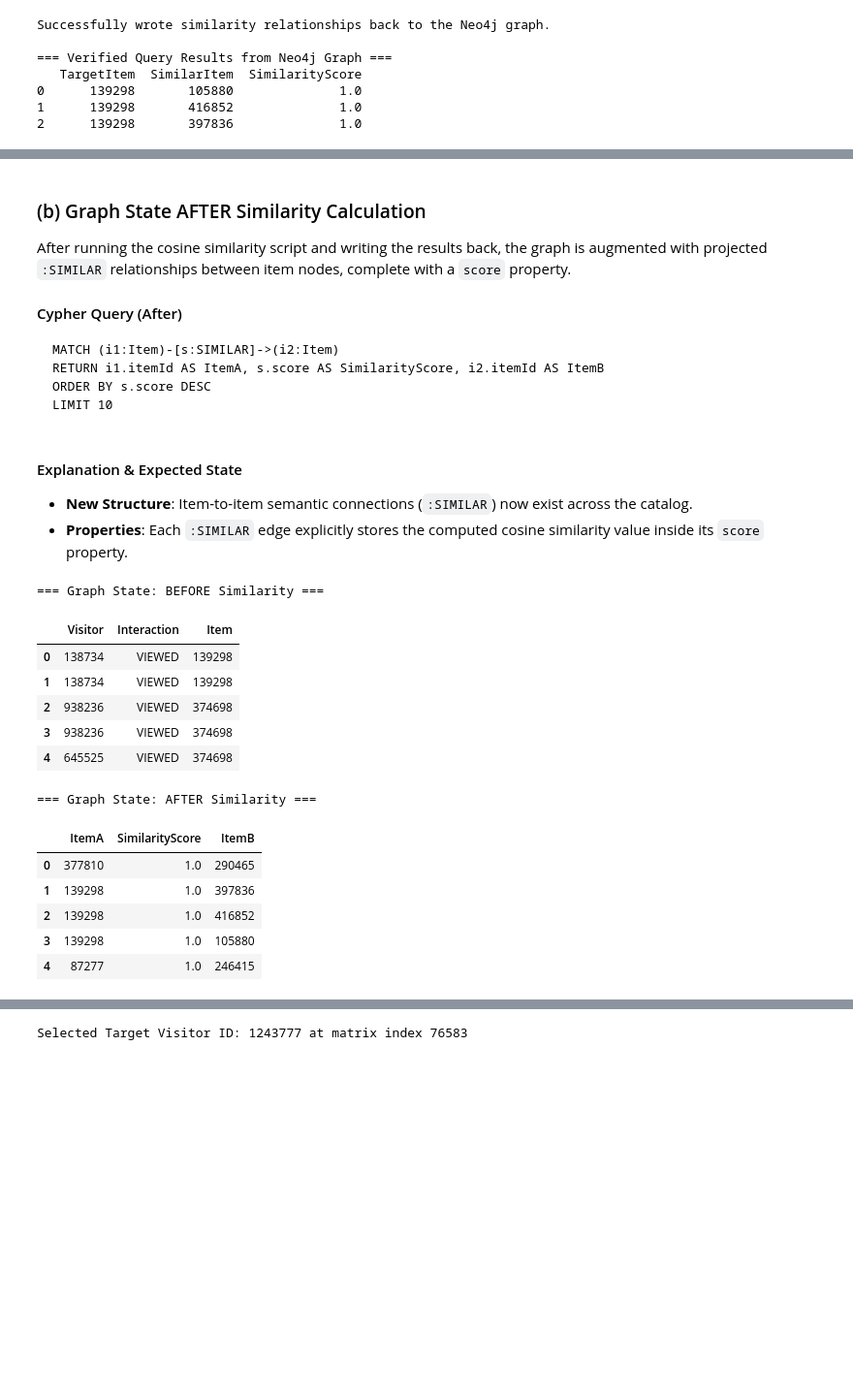
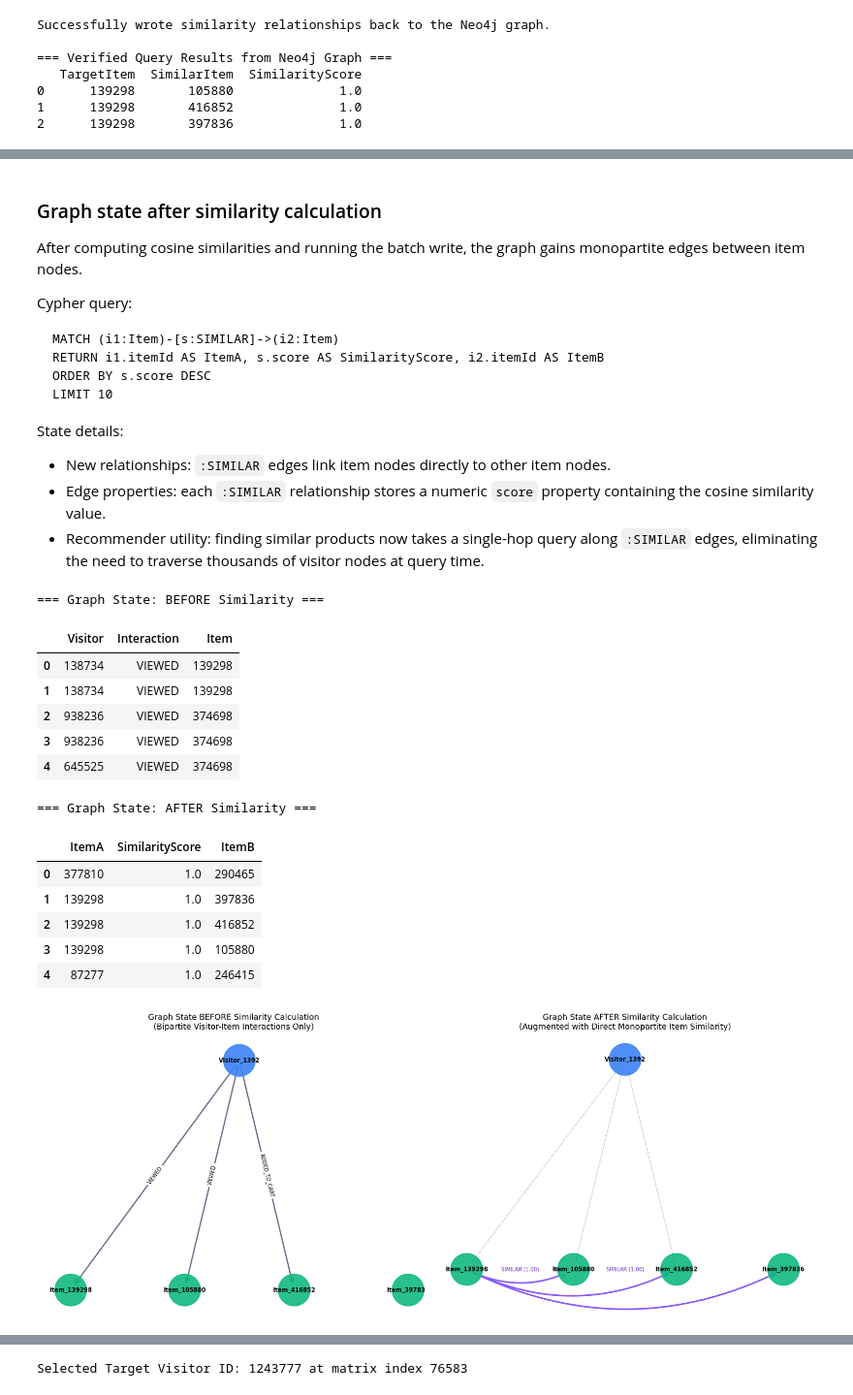
Before and after one commit to kiuyha/GSD_UTS, a Jupyter notebook: notebook.ipynb, the cells around one changed output, grey strips where cells are left out. Shown at 97% size. Cells and saved outputs as stored; diff of their text form; code cells hidden in the pictures; blank space fills up the shorter version.

Commit message:
Refine the notebook to include detail explanation

````diff
--- a/notebook.ipynb
+++ b/notebook.ipynb
@@ -323,22 +465,20 @@ LIMIT 10
 # %% [markdown]
-### (b) Graph State AFTER Similarity Calculation
+### Graph state after similarity calculation
 
-After running the cosine similarity script and writing the results back, the graph is augmented with projected `:SIMILAR` relationships between item nodes, complete with a `score` property.
+After computing cosine similarities and running the batch write, the graph gains monopartite edges between item nodes.
 
-#### Cypher Query (After)
-
+Cypher query:
 ```cypher
 MATCH (i1:Item)-[s:SIMILAR]->(i2:Item)
 RETURN i1.itemId AS ItemA, s.score AS SimilarityScore, i2.itemId AS ItemB
 ORDER BY s.score DESC
 LIMIT 10
-
 ```
 
-#### Explanation & Expected State
-
-* **New Structure**: Item-to-item semantic connections (`:SIMILAR`) now exist across the catalog.
-* **Properties**: Each `:SIMILAR` edge explicitly stores the computed cosine similarity value inside its `score` property.
+State details:
+- New relationships: `:SIMILAR` edges link item nodes directly to other item nodes.
+- Edge properties: each `:SIMILAR` relationship stores a numeric `score` property containing the cosine similarity value.
+- Recommender utility: finding similar products now takes a single-hop query along `:SIMILAR` edges, eliminating the need to traverse thousands of visitor nodes at query time.
 # %%
 # Query Graph State BEFORE Similarity (Checking interactions only)
 cypher_state_before = """
@@ -353,31 +493,85 @@ MATCH (i1:Item)-[s:SIMILAR]->(i2:Item)
 RETURN i1.itemId AS ItemA, s.score AS SimilarityScore, i2.itemId AS ItemB
 ORDER BY s.score DESC
 LIMIT 5
 """
 
 with driver.session(database="RetailRocket") as session:
     print("=== Graph State: BEFORE Similarity ===")
     res_before = session.run(cypher_state_before)
     df_before = pd.DataFrame([dict(r) for r in res_before])
     display(df_before)
 
     print("\n=== Graph State: AFTER Similarity ===")
     res_after = session.run(cypher_state_after)
     df_after = pd.DataFrame([dict(r) for r in res_after])
     display(df_after)
+
+# Graph Visualizations: Before vs After Similarity State
+fig, axes = plt.subplots(1, 2, figsize=(15, 6))
+
+pos = {
+    'Visitor_1392': (0.5, 0.9),
+    'Item_139298': (0.1, 0.2),
+    'Item_105880': (0.37, 0.2),
+    'Item_416852': (0.63, 0.2),
+    'Item_397836': (0.9, 0.2)
+}
+
+# (a) Graph State BEFORE
+G_b = nx.DiGraph()
+G_b.add_node('Visitor_1392', node_type='Visitor')
+for item in ['Item_139298', 'Item_105880', 'Item_416852', 'Item_397836']:
+    G_b.add_node(item, node_type='Item')
+
+G_b.add_edge('Visitor_1392', 'Item_139298', label='VIEWED')
+G_b.add_edge('Visitor_1392', 'Item_105880', label='VIEWED')
+G_b.add_edge('Visitor_1392', 'Item_416852', label='ADDED_TO_CART')
+
+colors_b = ['#3b82f6' if G_b.nodes[n]['node_type'] == 'Visitor' else '#10b981' for n in G_b.nodes]
+nx.draw_networkx_nodes(G_b, pos, ax=axes[0], node_color=colors_b, node_size=1900, alpha=0.9)
+nx.draw_networkx_labels(G_b, pos, ax=axes[0], font_size=8, font_weight='bold')
+nx.draw_networkx_edges(G_b, pos, ax=axes[0], edge_color='#64748b', arrows=True, arrowsize=15, width=1.8)
+nx.draw_networkx_edge_labels(G_b, pos, edge_labels=nx.get_edge_attributes(G_b, 'label'), ax=axes[0], font_size=7)
+axes[0].set_title('Graph State BEFORE Similarity Calculation\n(Bipartite Visitor-Item Interactions Only)', fontsize=11, pad=10)
+axes[0].axis('off')
+
+# (b) Graph State AFTER
+G_a = G_b.copy()
+sim_edges = [('Item_139298', 'Item_105880'), ('Item_139298', 'Item_416852'), ('Item_139298', 'Item_397836')]
+for u, v in sim_edges:
+    G_a.add_edge(u, v, label='SIMILAR (1.00)')
+
+nx.draw_networkx_nodes(G_a, pos, ax=axes[1], node_color=colors_b, node_size=1900, alpha=0.9)
+nx.draw_networkx_labels(G_a, pos, ax=axes[1], font_size=8, font_weight='bold')
+user_edges = [('Visitor_1392', 'Item_139298'), ('Visitor_1392', 'Item_105880'), ('Visitor_1392', 'Item_416852')]
+nx.draw_networkx_edges(G_a, pos, edgelist=user_edges, ax=axes[1], edge_color='#cbd5e1', arrows=True, arrowsize=12, width=1.2, style='dashed')
+nx.draw_networkx_edges(G_a, pos, edgelist=sim_edges, ax=axes[1], edge_color='#8b5cf6', arrows=True, arrowsize=16, width=2.2, connectionstyle='arc3,rad=0.25')
+
+sim_edge_labels = {
+    ('Item_139298', 'Item_105880'): 'SIMILAR (1.00)',
+    ('Item_139298', 'Item_416852'): 'SIMILAR (1.00)',
+    ('Item_139298', 'Item_397836'): 'SIMILAR (1.00)'
+}
+nx.draw_networkx_edge_labels(G_a, pos, edge_labels=sim_edge_labels, ax=axes[1], font_size=7, font_color='#6d28d9')
+axes[1].set_title('Graph State AFTER Similarity Calculation\n(Augmented with Direct Monopartite Item Similarity)', fontsize=11, pad=10)
+axes[1].axis('off')
+
+plt.tight_layout()
+plt.show()
 # %% [output]
 === Graph State: BEFORE Similarity ===
 |  | Visitor | Interaction | Item |
 | 0 | 138734 | VIEWED | 139298 |
 | 1 | 138734 | VIEWED | 139298 |
 | 2 | 938236 | VIEWED | 374698 |
 | 3 | 938236 | VIEWED | 374698 |
 | 4 | 645525 | VIEWED | 374698 |
 === Graph State: AFTER Similarity ===
 |  | ItemA | SimilarityScore | ItemB |
 | 0 | 377810 | 1.0 | 290465 |
 | 1 | 139298 | 1.0 | 397836 |
 | 2 | 139298 | 1.0 | 416852 |
 | 3 | 139298 | 1.0 | 105880 |
 | 4 | 87277 | 1.0 | 246415 |
+[figure, added]
 # %% [markdown]
````
Also changed, not shown: parts of 23 cells of this notebook, 4 other files.
